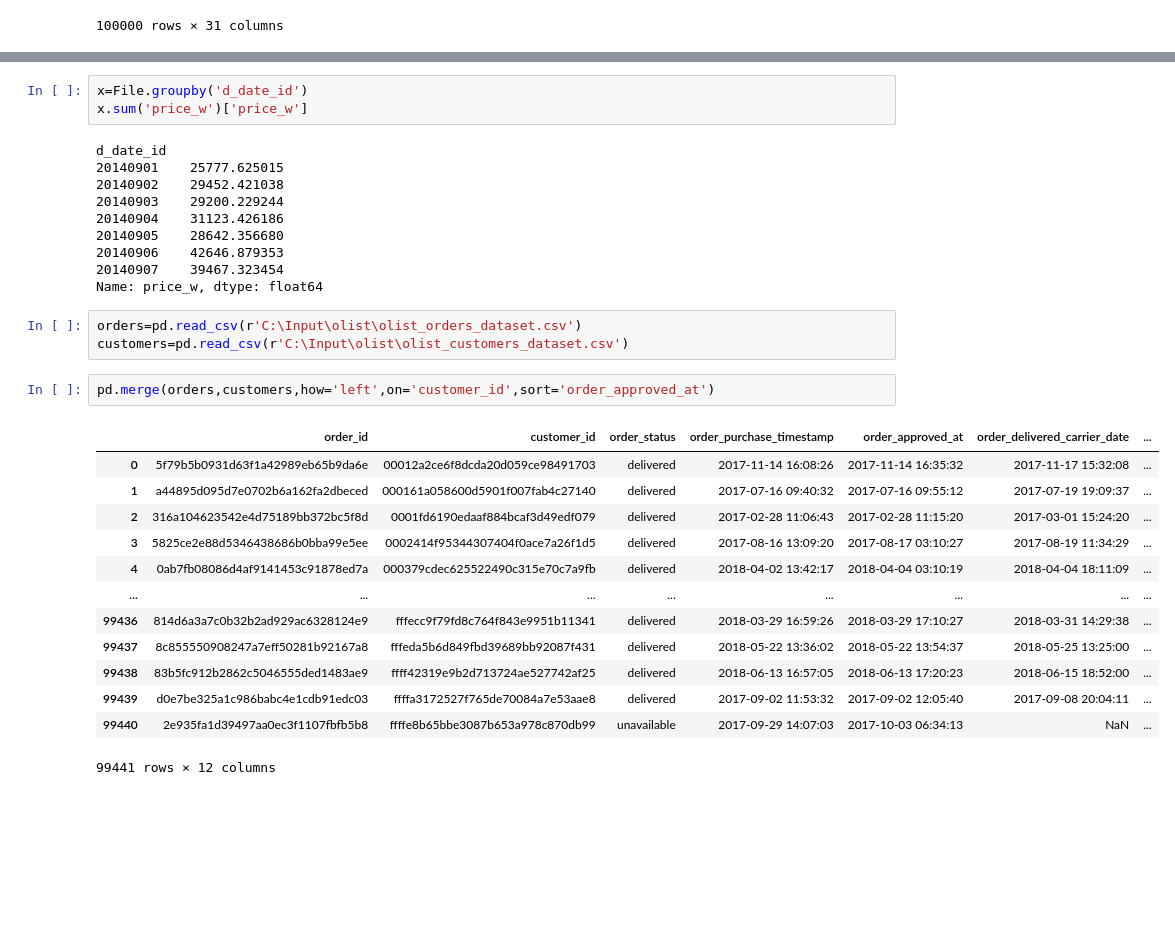
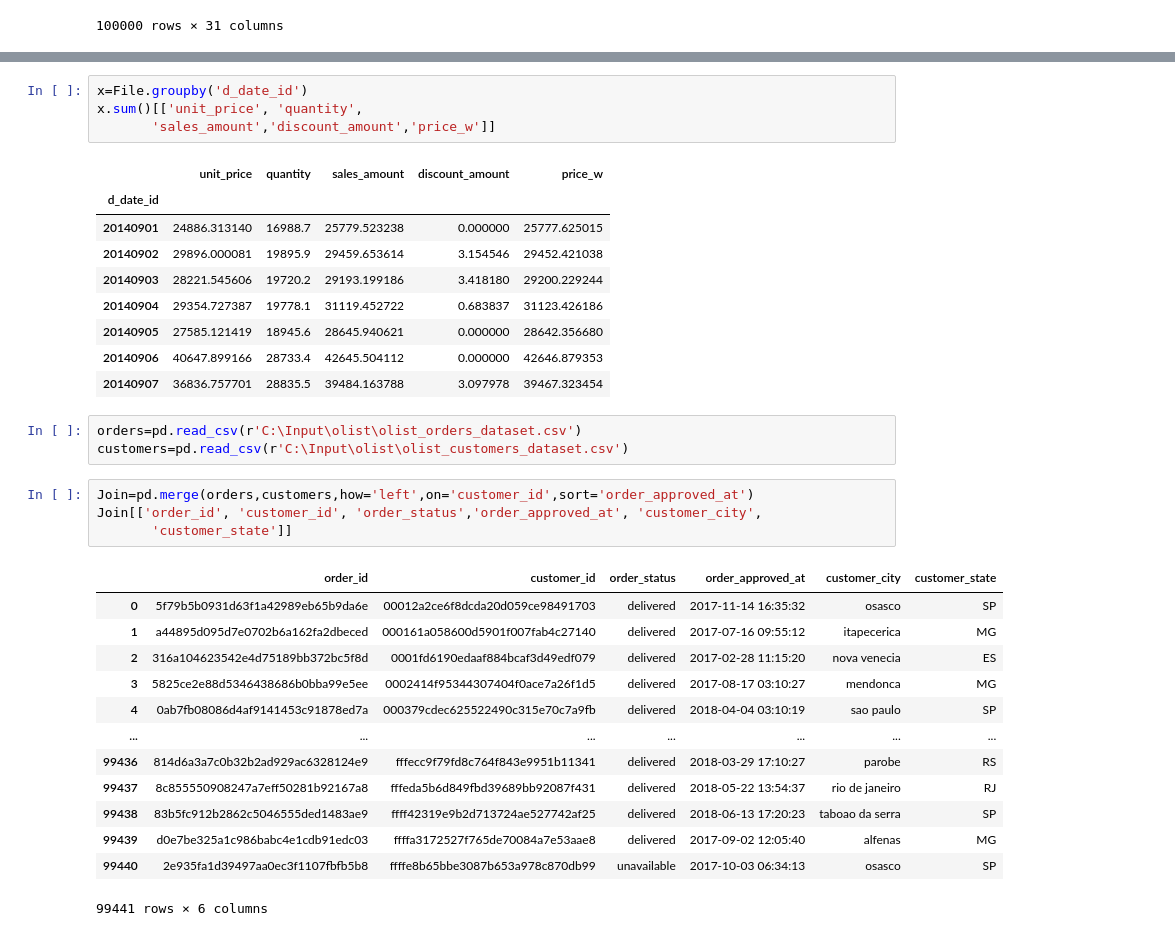
Before and after one commit to vmose/Python_Notebooks, a Jupyter notebook: My_Notebook_Pandas.ipynb, the cells around one changed output, grey strips where cells are left out. Drawn from its saved outputs; the diff is of its cells as text; blank space fills up the shorter version.

```diff
--- a/My_Notebook_Pandas.ipynb
+++ b/My_Notebook_Pandas.ipynb
@@ -201,32 +214,35 @@ File
 # %%
 x=File.groupby('d_date_id')
-x.sum('price_w')['price_w']
+x.sum()[['unit_price', 'quantity',
+       'sales_amount','discount_amount','price_w']]
 # %% [output]
-d_date_id
-20140901    25777.625015
-20140902    29452.421038
-20140903    29200.229244
-20140904    31123.426186
-20140905    28642.356680
-20140906    42646.879353
-20140907    39467.323454
-Name: price_w, dtype: float64
+|  | unit_price | quantity | sales_amount | discount_amount | price_w |
+| d_date_id |  |  |  |  |  |
+| 20140901 | 24886.313140 | 16988.7 | 25779.523238 | 0.000000 | 25777.625015 |
+| 20140902 | 29896.000081 | 19895.9 | 29459.653614 | 3.154546 | 29452.421038 |
+| 20140903 | 28221.545606 | 19720.2 | 29193.199186 | 3.418180 | 29200.229244 |
+| 20140904 | 29354.727387 | 19778.1 | 31119.452722 | 0.683837 | 31123.426186 |
+| 20140905 | 27585.121419 | 18945.6 | 28645.940621 | 0.000000 | 28642.356680 |
+| 20140906 | 40647.899166 | 28733.4 | 42645.504112 | 0.000000 | 42646.879353 |
+| 20140907 | 36836.757701 | 28835.5 | 39484.163788 | 3.097978 | 39467.323454 |
 # %%
 orders=pd.read_csv(r'C:\Input\olist\olist_orders_dataset.csv')
 customers=pd.read_csv(r'C:\Input\olist\olist_customers_dataset.csv')
 # %%
-pd.merge(orders,customers,how='left',on='customer_id',sort='order_approved_at')
+Join=pd.merge(orders,customers,how='left',on='customer_id',sort='order_approved_at')
+Join[['order_id', 'customer_id', 'order_status','order_approved_at', 'customer_city',
+       'customer_state']]
 # %% [output]
-|  | order_id | customer_id | order_status | order_purchase_timestamp | order_approved_at | order_delivered_carrier_date | ... |
-| 0 | 5f79b5b0931d63f1a42989eb65b9da6e | 00012a2ce6f8dcda20d059ce98491703 | delivered | 2017-11-14 16:08:26 | 2017-11-14 16:35:32 | 2017-11-17 15:32:08 | ... |
-| 1 | a44895d095d7e0702b6a162fa2dbeced | 000161a058600d5901f007fab4c27140 | delivered | 2017-07-16 09:40:32 | 2017-07-16 09:55:12 | 2017-07-19 19:09:37 | ... |
-| 2 | 316a104623542e4d75189bb372bc5f8d | 0001fd6190edaaf884bcaf3d49edf079 | delivered | 2017-02-28 11:06:43 | 2017-02-28 11:15:20 | 2017-03-01 15:24:20 | ... |
-| 3 | 5825ce2e88d5346438686b0bba99e5ee | 0002414f95344307404f0ace7a26f1d5 | delivered | 2017-08-16 13:09:20 | 2017-08-17 03:10:27 | 2017-08-19 11:34:29 | ... |
-| 4 | 0ab7fb08086d4af9141453c91878ed7a | 000379cdec625522490c315e70c7a9fb | delivered | 2018-04-02 13:42:17 | 2018-04-04 03:10:19 | 2018-04-04 18:11:09 | ... |
-| ... | ... | ... | ... | ... | ... | ... | ... |
-| 99436 | 814d6a3a7c0b32b2ad929ac6328124e9 | fffecc9f79fd8c764f843e9951b11341 | delivered | 2018-03-29 16:59:26 | 2018-03-29 17:10:27 | 2018-03-31 14:29:38 | ... |
-| 99437 | 8c855550908247a7eff50281b92167a8 | fffeda5b6d849fbd39689bb92087f431 | delivered | 2018-05-22 13:36:02 | 2018-05-22 13:54:37 | 2018-05-25 13:25:00 | ... |
-| 99438 | 83b5fc912b2862c5046555ded1483ae9 | ffff42319e9b2d713724ae527742af25 | delivered | 2018-06-13 16:57:05 | 2018-06-13 17:20:23 | 2018-06-15 18:52:00 | ... |
-| 99439 | d0e7be325a1c986babc4e1cdb91edc03 | ffffa3172527f765de70084a7e53aae8 | delivered | 2017-09-02 11:53:32 | 2017-09-02 12:05:40 | 2017-09-08 20:04:11 | ... |
-| 99440 | 2e935fa1d39497aa0ec3f1107fbfb5b8 | ffffe8b65bbe3087b653a978c870db99 | unavailable | 2017-09-29 14:07:03 | 2017-10-03 06:34:13 | NaN | ... |
+|  | order_id | customer_id | order_status | order_approved_at | customer_city | customer_state |
+| 0 | 5f79b5b0931d63f1a42989eb65b9da6e | 00012a2ce6f8dcda20d059ce98491703 | delivered | 2017-11-14 16:35:32 | osasco | SP |
+| 1 | a44895d095d7e0702b6a162fa2dbeced | 000161a058600d5901f007fab4c27140 | delivered | 2017-07-16 09:55:12 | itapecerica | MG |
+| 2 | 316a104623542e4d75189bb372bc5f8d | 0001fd6190edaaf884bcaf3d49edf079 | delivered | 2017-02-28 11:15:20 | nova venecia | ES |
+| 3 | 5825ce2e88d5346438686b0bba99e5ee | 0002414f95344307404f0ace7a26f1d5 | delivered | 2017-08-17 03:10:27 | mendonca | MG |
+| 4 | 0ab7fb08086d4af9141453c91878ed7a | 000379cdec625522490c315e70c7a9fb | delivered | 2018-04-04 03:10:19 | sao paulo | SP |
+| ... | ... | ... | ... | ... | ... | ... |
+| 99436 | 814d6a3a7c0b32b2ad929ac6328124e9 | fffecc9f79fd8c764f843e9951b11341 | delivered | 2018-03-29 17:10:27 | parobe | RS |
+| 99437 | 8c855550908247a7eff50281b92167a8 | fffeda5b6d849fbd39689bb92087f431 | delivered | 2018-05-22 13:54:37 | rio de janeiro | RJ |
+| 99438 | 83b5fc912b2862c5046555ded1483ae9 | ffff42319e9b2d713724ae527742af25 | delivered | 2018-06-13 17:20:23 | taboao da serra | SP |
+| 99439 | d0e7be325a1c986babc4e1cdb91edc03 | ffffa3172527f765de70084a7e53aae8 | delivered | 2017-09-02 12:05:40 | alfenas | MG |
+| 99440 | 2e935fa1d39497aa0ec3f1107fbfb5b8 | ffffe8b65bbe3087b653a978c870db99 | unavailable | 2017-10-03 06:34:13 | osasco | SP |
-99441 rows × 12 columns
+99441 rows × 6 columns
```
Also changed, not shown: parts of 1 cell of this notebook.
